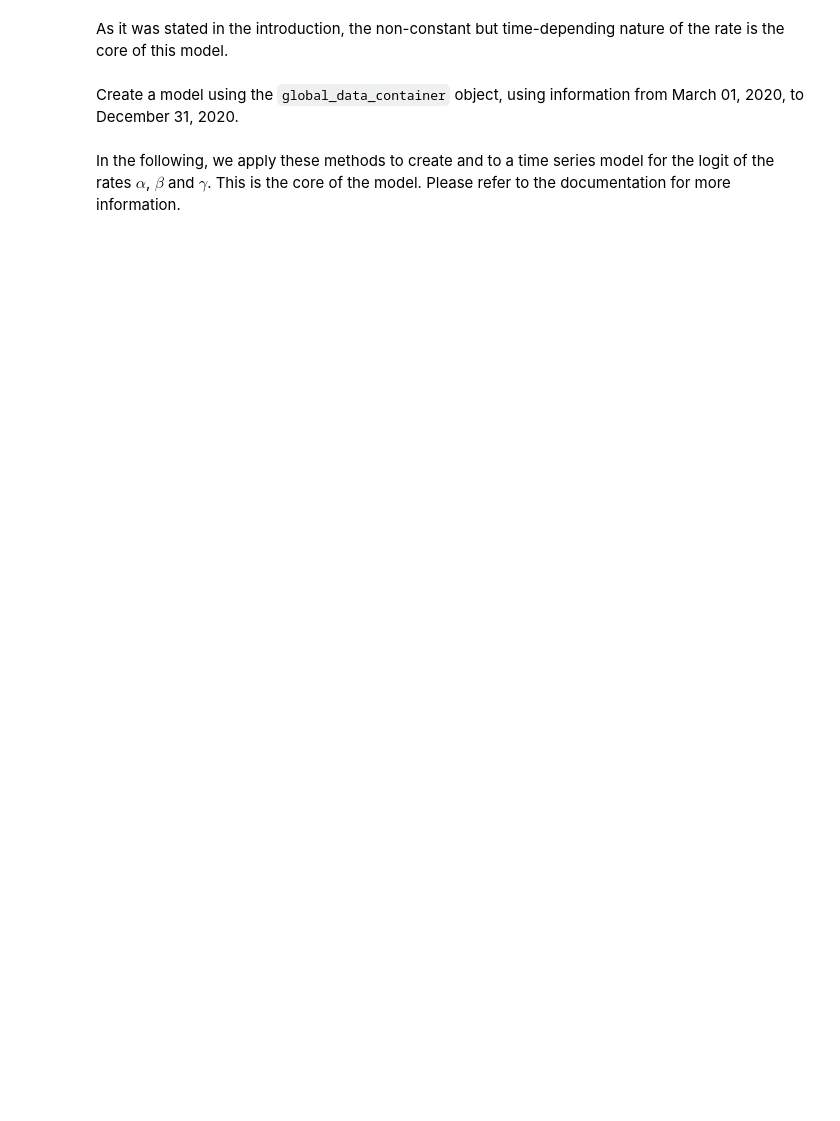
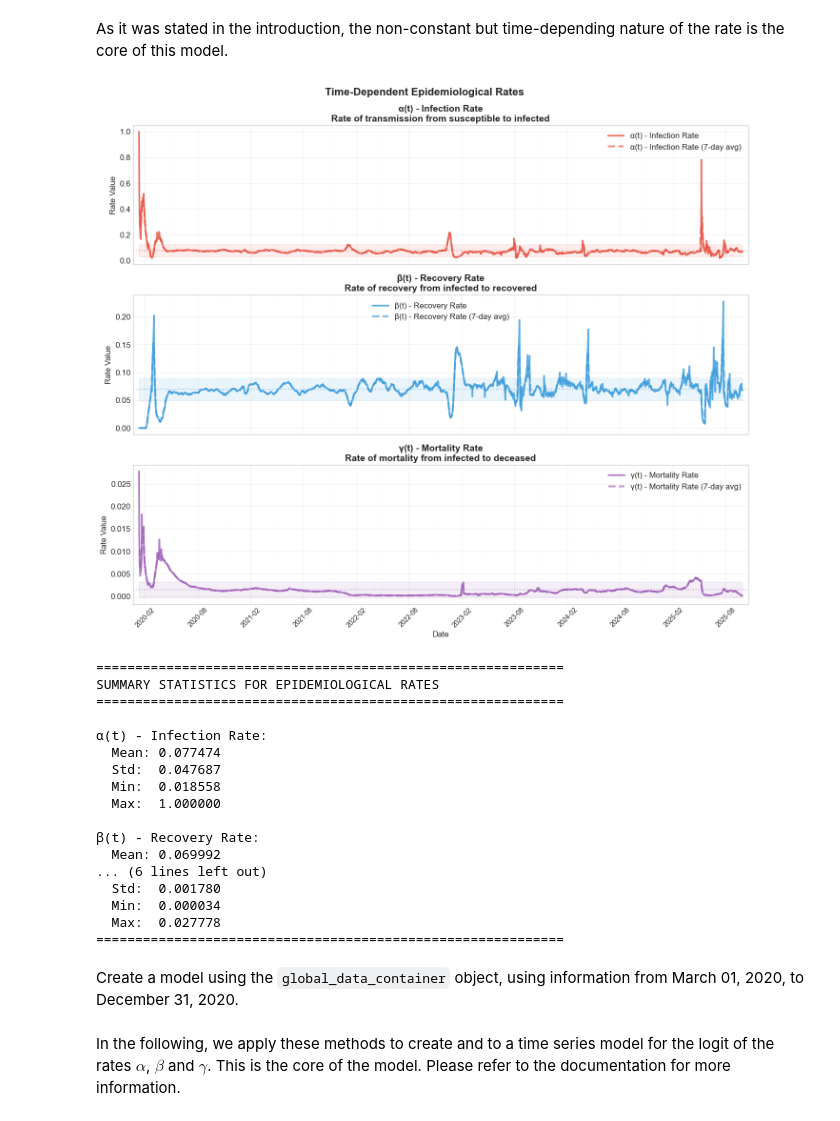
Before and after one commit to julihocc/epydemics, a Jupyter notebook: examples/global_forecasting.ipynb, the cells around one changed output. Drawn from its saved outputs; the diff is of its cells as text; code cells hidden in the pictures; blank space fills up the shorter version.

```diff
--- a/examples/global_forecasting.ipynb
+++ b/examples/global_forecasting.ipynb
@@ -577,7 +538,7 @@ plt.show()
 As it was stated in the introduction, the non-constant but time-depending nature of the rate is the core of this model.
 # %%
 # Enhanced visualization of time-dependent rates
-import matplotlib.dates as mdates
+import matplotlib.pyplot as plt
 
 fig, axes = plt.subplots(3, 1, figsize=(14, 12))
 fig.suptitle("Time-Dependent Epidemiological Rates", fontsize=16, fontweight="bold")
@@ -633,15 +594,16 @@ for i, rate in enumerate(rates):
         f'{info["label"]}\n{info["description"]}', fontsize=14, fontweight="bold"
     )
     ax.set_ylabel("Rate Value", fontsize=12)
-    ax.grid(True, alpha=0.3)
     ax.legend(loc="best")
 
-    # Fix time axis formatting
-    ax.xaxis.set_major_formatter(mdates.DateFormatter("%Y-%m"))
-    ax.xaxis.set_major_locator(mdates.MonthLocator(interval=6))
-    ax.xaxis.set_minor_locator(mdates.MonthLocator(interval=3))
-    ax.tick_params(axis="x", rotation=45, labelsize=10)
-    ax.margins(x=0.01)
+    # Use the formatting utility for consistent time axis formatting
+    format_time_axis(
+        ax,
+        global_data_container.data.index,
+        time_range="long",
+        rotation=45,
+        labelsize=10
+    )
 
     # Only show x-axis labels on the bottom plot
     if i < 2:
@@ -657,33 +619,52 @@ for i, rate in enumerate(rates):
         alpha=0.5,
         label=f"Mean: {mean_val:.4f}",
     )
     ax.fill_between(
         global_data_container.data.index,
         mean_val - std_val,
         mean_val + std_val,
         color=info["color"],
         alpha=0.1,
         label=f"±1 std",
     )
 
 # Set x-label only for bottom plot
 axes[2].set_xlabel("Date", fontsize=12)
 
 plt.tight_layout()
 plt.show()
 
 # Display summary statistics
 print("\n" + "=" * 60)
 print("SUMMARY STATISTICS FOR EPIDEMIOLOGICAL RATES")
 print("=" * 60)
 for rate in rates:
     data = global_data_container.data[rate]
     print(f"\n{rate_info[rate]['label']}:")
     print(f"  Mean: {data.mean():.6f}")
     print(f"  Std:  {data.std():.6f}")
     print(f"  Min:  {data.min():.6f}")
     print(f"  Max:  {data.max():.6f}")
 print("=" * 60)
+# %% [output]
+[figure, added]
+============================================================
+SUMMARY STATISTICS FOR EPIDEMIOLOGICAL RATES
+============================================================
+
+α(t) - Infection Rate:
+  Mean: 0.077474
+  Std:  0.047687
+  Min:  0.018558
+  Max:  1.000000
+
+β(t) - Recovery Rate:
+  Mean: 0.069992
+... (6 lines left out)
+  Std:  0.001780
+  Min:  0.000034
+  Max:  0.027778
+============================================================
 # %% [markdown]
 Create a model using the `global_data_container` object, using information from March 01, 2020, to December 31, 2020.
 # %%
```
Also changed, not shown: parts of 13 cells of this notebook, 1 other file.
